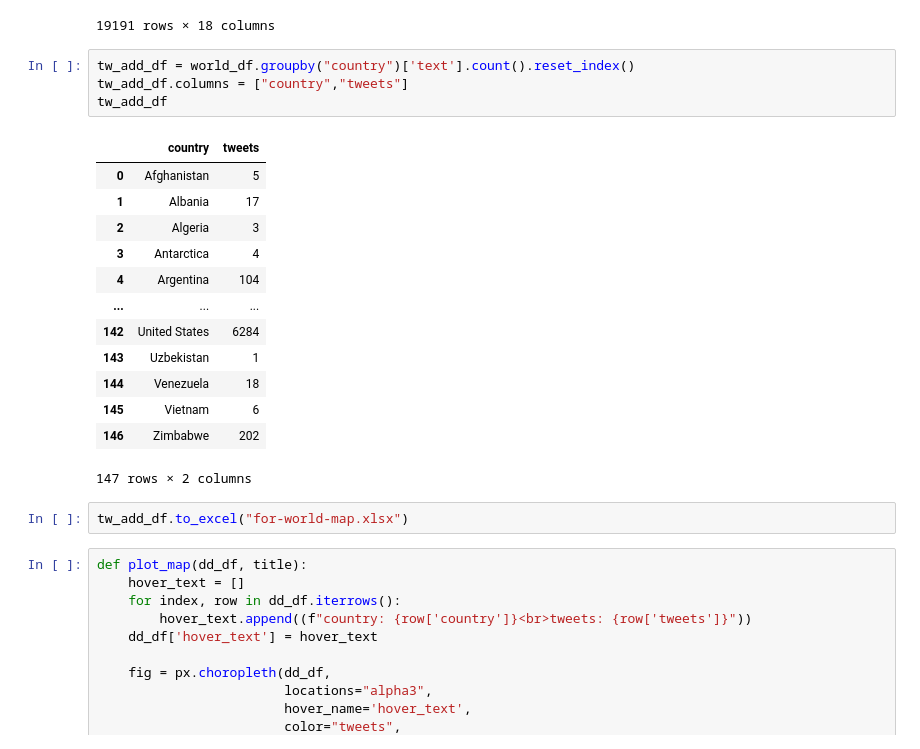
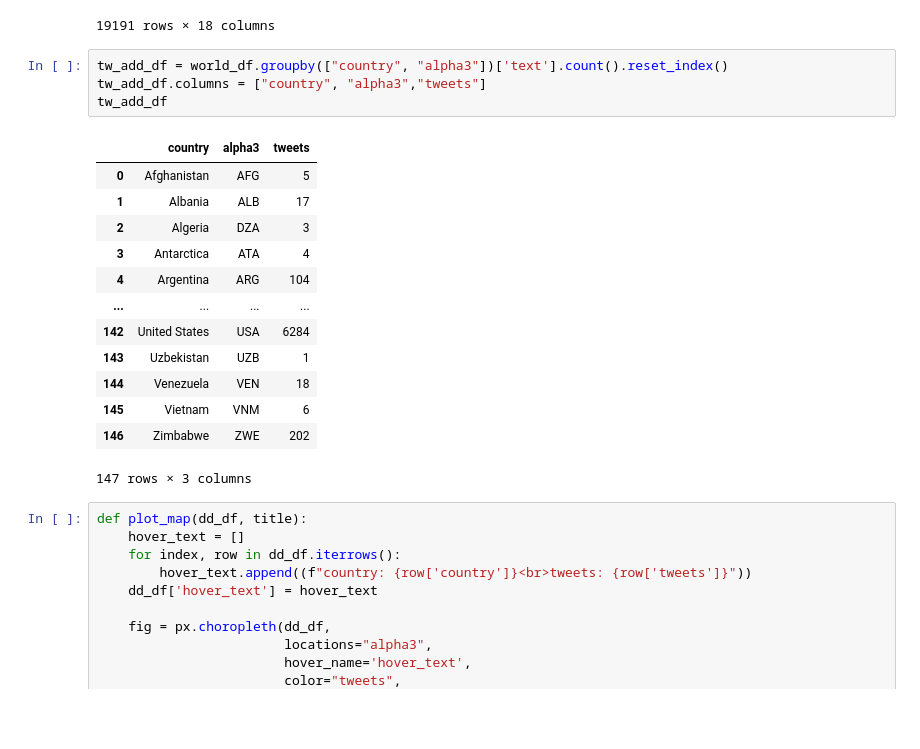
Before and after one commit to tkmanabat/Philippine-Junior-Data-Science-Challenge, a Jupyter notebook: worldmap.ipynb, the cells around one changed output. Saved outputs shown, nothing was run; the diff lists cells and outputs as text; blank space fills up the shorter version.

```diff
--- a/worldmap.ipynb
+++ b/worldmap.ipynb
@@ -130,25 +130,23 @@ world_df
 | 19190 | 1374011935000297473 | marcosecchi | Slovenia | ▸Leica Photographer @GettyImages\... | 2009-02-20 21:14:47 | 12880 | 894 | ... |
 19191 rows × 18 columns
 # %%
-tw_add_df = world_df.groupby("country")['text'].count().reset_index()
-tw_add_df.columns = ["country","tweets"]
+tw_add_df = world_df.groupby(["country", "alpha3"])['text'].count().reset_index()
+tw_add_df.columns = ["country", "alpha3","tweets"]
 tw_add_df
 # %% [output]
-|  | country | tweets |
-| 0 | Afghanistan | 5 |
-| 1 | Albania | 17 |
-| 2 | Algeria | 3 |
-| 3 | Antarctica | 4 |
-| 4 | Argentina | 104 |
-| ... | ... | ... |
-| 142 | United States | 6284 |
-| 143 | Uzbekistan | 1 |
-| 144 | Venezuela | 18 |
-| 145 | Vietnam | 6 |
-| 146 | Zimbabwe | 202 |
+|  | country | alpha3 | tweets |
+| 0 | Afghanistan | AFG | 5 |
+| 1 | Albania | ALB | 17 |
+| 2 | Algeria | DZA | 3 |
+| 3 | Antarctica | ATA | 4 |
+| 4 | Argentina | ARG | 104 |
+| ... | ... | ... | ... |
+| 142 | United States | USA | 6284 |
+| 143 | Uzbekistan | UZB | 1 |
+| 144 | Venezuela | VEN | 18 |
+| 145 | Vietnam | VNM | 6 |
+| 146 | Zimbabwe | ZWE | 202 |
-147 rows × 2 columns
+147 rows × 3 columns
-# %%
-tw_add_df.to_excel("for-world-map.xlsx")
 # %%
 def plot_map(dd_df, title):
     hover_text = []
```
Also changed, not shown: parts of 1 cell of this notebook.
